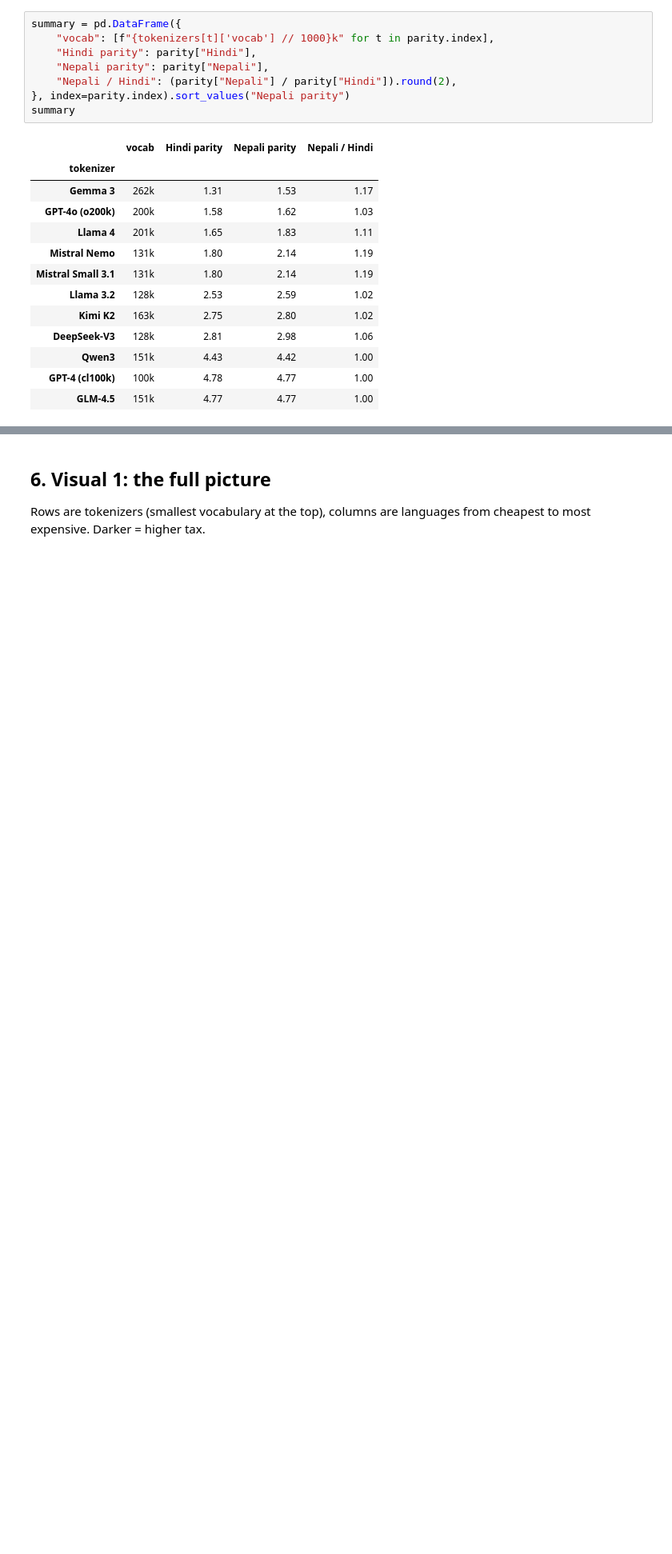
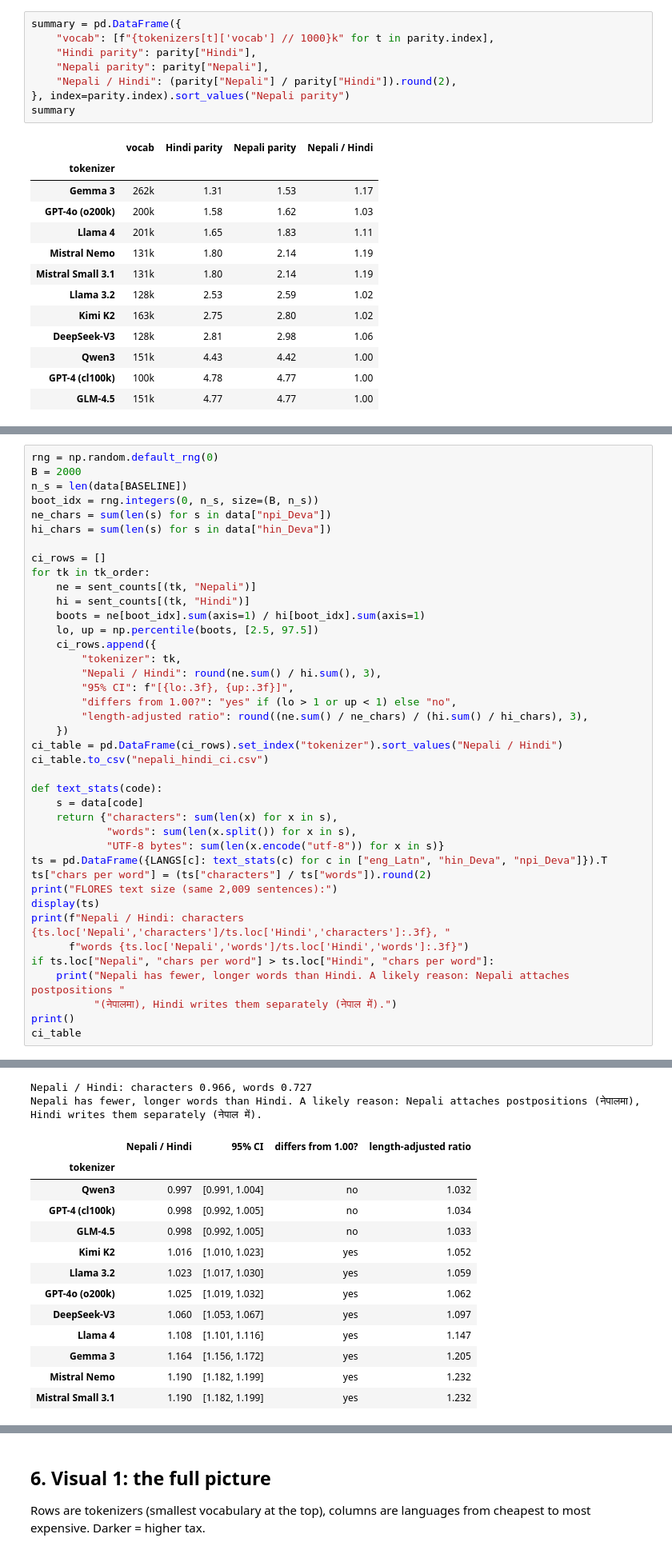
Before and after one commit to DikshyaL/Nepali-Tokenization-Tax, a Jupyter notebook: nepali_tokenization_tax.ipynb, the cells around one changed output, grey strips where cells are left out. Shown at 80% size. Cells and saved outputs as stored; diff of their text form; blank space fills up the shorter version.

```diff
--- a/nepali_tokenization_tax.ipynb
+++ b/nepali_tokenization_tax.ipynb
@@ -250,0 +257,41 @@ summary
+# %%
+rng = np.random.default_rng(0)
+B = 2000
+n_s = len(data[BASELINE])
+boot_idx = rng.integers(0, n_s, size=(B, n_s))
+ne_chars = sum(len(s) for s in data["npi_Deva"])
+hi_chars = sum(len(s) for s in data["hin_Deva"])
+
+ci_rows = []
+for tk in tk_order:
+    ne = sent_counts[(tk, "Nepali")]
+    hi = sent_counts[(tk, "Hindi")]
+    boots = ne[boot_idx].sum(axis=1) / hi[boot_idx].sum(axis=1)
+    lo, up = np.percentile(boots, [2.5, 97.5])
+    ci_rows.append({
+        "tokenizer": tk,
+        "Nepali / Hindi": round(ne.sum() / hi.sum(), 3),
+        "95% CI": f"[{lo:.3f}, {up:.3f}]",
+        "differs from 1.00?": "yes" if (lo > 1 or up < 1) else "no",
+        "length-adjusted ratio": round((ne.sum() / ne_chars) / (hi.sum() / hi_chars), 3),
+    })
+ci_table = pd.DataFrame(ci_rows).set_index("tokenizer").sort_values("Nepali / Hindi")
+ci_table.to_csv("nepali_hindi_ci.csv")
+
+def text_stats(code):
+    s = data[code]
+    return {"characters": sum(len(x) for x in s),
+            "words": sum(len(x.split()) for x in s),
+            "UTF-8 bytes": sum(len(x.encode("utf-8")) for x in s)}
+ts = pd.DataFrame({LANGS[c]: text_stats(c) for c in ["eng_Latn", "hin_Deva", "npi_Deva"]}).T
+ts["chars per word"] = (ts["characters"] / ts["words"]).round(2)
+print("FLORES text size (same 2,009 sentences):")
+display(ts)
+print(f"Nepali / Hindi: characters {ts.loc['Nepali','characters']/ts.loc['Hindi','characters']:.3f}, "
+      f"words {ts.loc['Nepali','words']/ts.loc['Hindi','words']:.3f}")
+if ts.loc["Nepali", "chars per word"] > ts.loc["Hindi", "chars per word"]:
+    print("Nepali has fewer, longer words than Hindi. A likely reason: Nepali attaches postpositions "
+          "(नेपालमा), Hindi writes them separately (नेपाल में).")
+print()
+ci_table
+# %% [output]
@@ -250,0 +303,15 @@ summary
+Nepali / Hindi: characters 0.966, words 0.727
+Nepali has fewer, longer words than Hindi. A likely reason: Nepali attaches postpositions (नेपालमा), Hindi writes them separately (नेपाल में).
+|  | Nepali / Hindi | 95% CI | differs from 1.00? | length-adjusted ratio |
+| tokenizer |  |  |  |  |
+| Qwen3 | 0.997 | [0.991, 1.004] | no | 1.032 |
+| GPT-4 (cl100k) | 0.998 | [0.992, 1.005] | no | 1.034 |
+| GLM-4.5 | 0.998 | [0.992, 1.005] | no | 1.033 |
+| Kimi K2 | 1.016 | [1.010, 1.023] | yes | 1.052 |
+| Llama 3.2 | 1.023 | [1.017, 1.030] | yes | 1.059 |
+| GPT-4o (o200k) | 1.025 | [1.019, 1.032] | yes | 1.062 |
+| DeepSeek-V3 | 1.060 | [1.053, 1.067] | yes | 1.097 |
+| Llama 4 | 1.108 | [1.101, 1.116] | yes | 1.147 |
+| Gemma 3 | 1.164 | [1.156, 1.172] | yes | 1.205 |
+| Mistral Nemo | 1.190 | [1.182, 1.199] | yes | 1.232 |
+| Mistral Small 3.1 | 1.190 | [1.182, 1.199] | yes | 1.232 |
```
Also changed, not shown: parts of 11 cells of this notebook.
